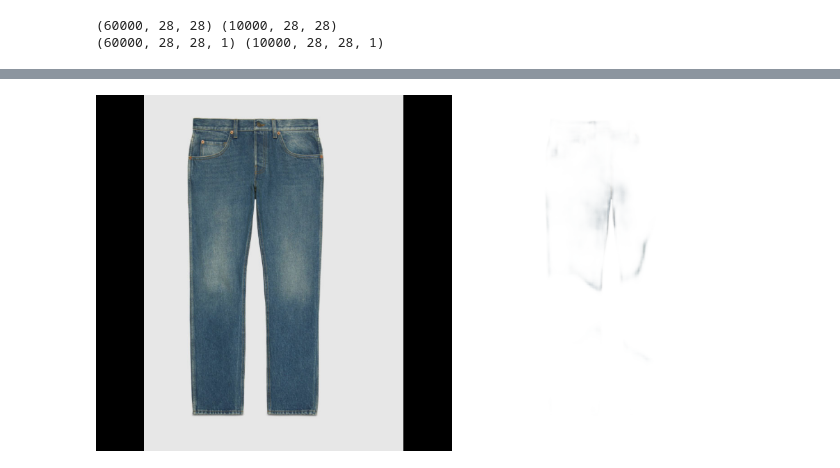
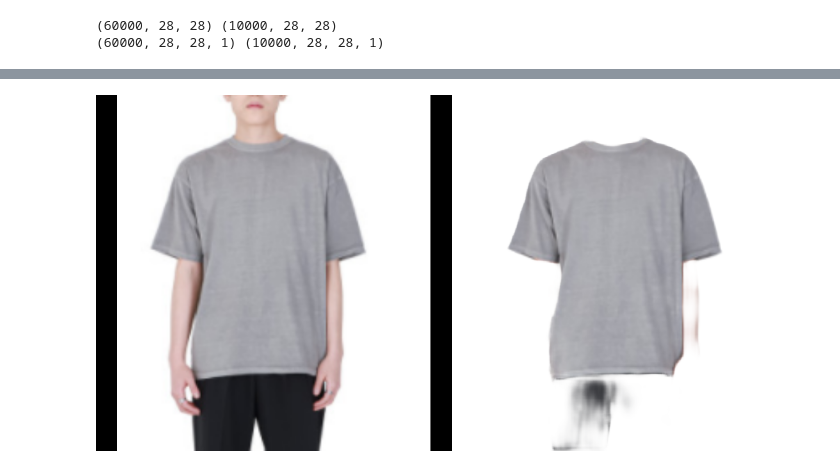
Before and after one commit to wlghsp/fAIshion_P, a Jupyter notebook: 재증/의상추천시스템프로젝트.ipynb, the cells around one changed output, grey strips where cells are left out. Cells and saved outputs as stored; diff of their text form; code cells hidden in the pictures.

```diff
--- a/재증/의상추천시스템프로젝트.ipynb
+++ b/재증/의상추천시스템프로젝트.ipynb
@@ -110,0 +76,29 @@ train_X[0]
+# %%
+# test_X 리스트를 하나의 array로 만들어 주기 위해서 컬럼 별로 나누는 과정.
+for idx, img in enumerate(test_X):
+    if idx == 0 :
+        test_img0 = img
+    elif idx == 1:
+        test_img1 = img
+    elif idx == 2:
+        test_img2 = img
+    elif idx == 3:
+        test_img3 = img
+    else:
+        test_img4 = img
+print(test_img0.shape, test_img1.shape, test_img2.shape, test_img3.shape, test_img4.shape)
+
+# train_X 리스트를 하나의 array로 만들어 주기 위해서 컬럼 별로 나누는 과정.
+for idx, img in enumerate(train_X):
+    if idx == 0 :
+        train_img0 = img
+    elif idx == 1:
+        train_img1 = img
+    elif idx == 2:
+        train_img2 = img
+    elif idx == 3:
+        train_img3 = img
+    else:
+        train_img4 = img
+
+print(train_img0.shape, train_img1.shape, train_img2.shape, train_img3.shape, train_img4.shape)
@@ -110,0 +117,14 @@ train_X[0]
+# %%
+# test_X 하나로 합쳐주는 과정
+test_img0 = np.vstack((test_img0, test_img1))
+test_img0 = np.vstack((test_img0, test_img2))
+test_img0 = np.vstack((test_img0, test_img3))
+test_X = np.vstack((test_img0, test_img4))
+
+# train_X 하나로 합쳐주는 과정
+train_img0 = np.vstack((train_img0, train_img1))
+train_img0 = np.vstack((train_img0, train_img2))
+train_img0 = np.vstack((train_img0, train_img3))
+train_X = np.vstack((train_img0, train_img4))
+
+print(train_X.shape, test_X.shape)
@@ -248,7 +263,7 @@ config.gpu_options.allow_growth = True
 session = InteractiveSession(config=config)
 
 # 이미지를 계속해서 바꿔바며 할수 있는 방법을 생각해야함 요기 f는 경로 입력.
-f = '/content/청바지1.jpg'
+f = '/content/반팔티예시.png'
 # 훈련된 모델 가지고 오는 경로 설정.
 saved = load_model("/content/drive/My Drive/Colab Notebooks/데이터/topwears.h5")
 
@@ -312,8 +327,8 @@ WARNING:tensorflow:10 out of the last 11 calls to <function Model.make_predict_f
 ########################################
 VERSION : 1.1
  Interesting tools to be added to the workflow pipe!!!
 ########################################
-[figure, old version]
+[figure, new version]
 # %%
 # 이미지 자르고, 투명값 검정배경 입혀주기.
 
```
Also changed, not shown: parts of 35 cells of this notebook.
